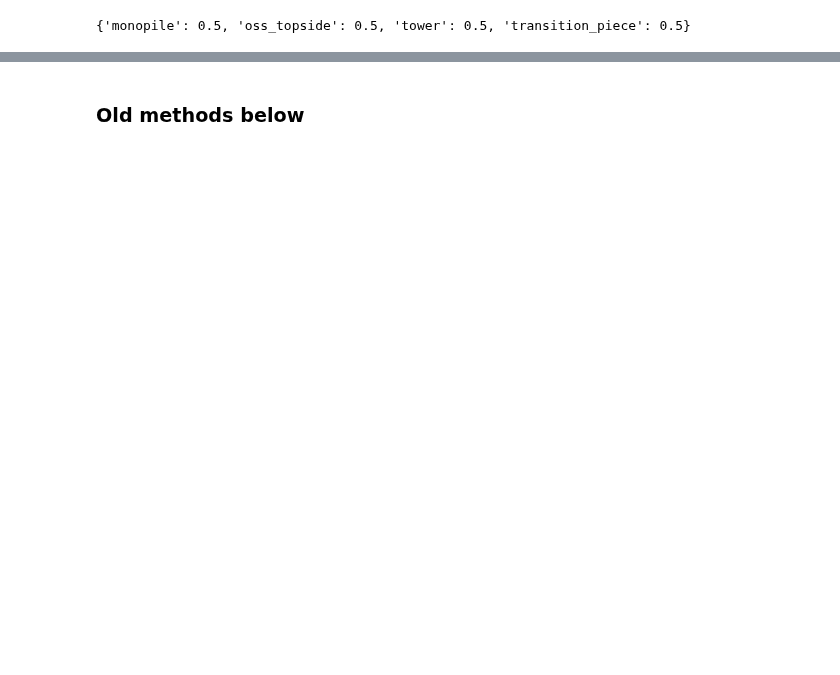
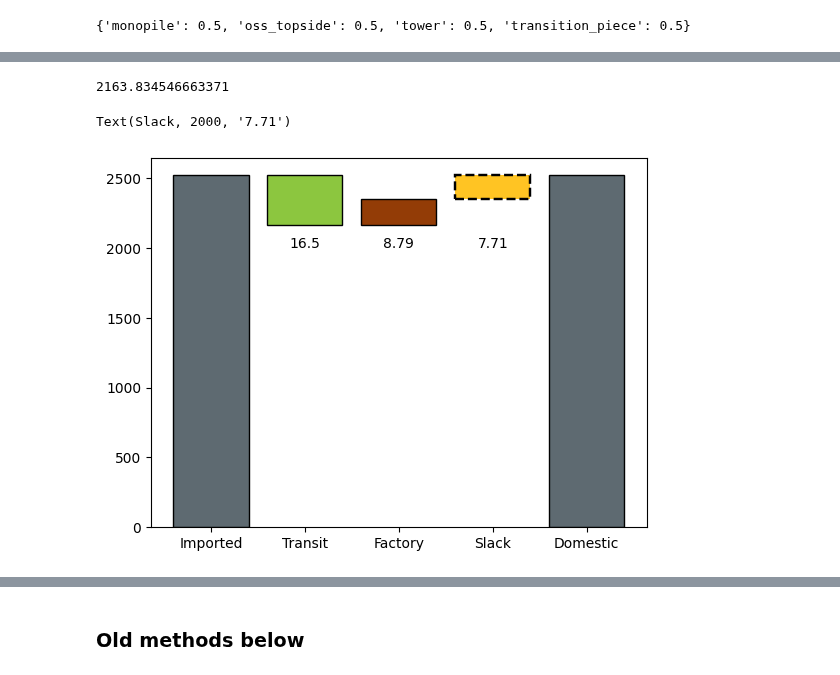
Before and after one commit to WISDEM/ORBIT, a Jupyter notebook: supply_chain.ipynb, the cells around one changed output, grey strips where cells are left out. Saved outputs shown, nothing was run; the diff lists cells and outputs as text; code cells hidden in the pictures; blank space fills up the shorter version.

```diff
--- a/supply_chain.ipynb
+++ b/supply_chain.ipynb
@@ -130,0 +243,31 @@ df_perc.plot()
+# %%
+fig = plt.figure()
+ax = fig.add_subplot()
+
+european = base_capex + total_transit_cost
+
+slack =   total_transit_cost - total_factory_cost
+
+domestic = european
+
+transit_perc = round(100*total_transit_cost / base_capex, 2)
+factory_perc = round(100*total_factory_cost / base_capex, 2)
+slack_perc = round(100*slack / base_capex, 2)
+
+x = ['Imported', 'Transit', 'Factory', 'Slack', 'Domestic']
+y = [european, total_transit_cost, total_factory_cost, slack,  domestic]
+bottom = [0, european-total_transit_cost, european-total_transit_cost, european-total_transit_cost + total_factory_cost, 0]
+color = ['#5E6A71', '#8CC63F', '#933C06', '#FFC423', '#5E6A71']
+h = ax.bar(x,y, bottom=bottom, color=color, edgecolor='k')
+
+h[3].set_linestyle('--')
+h[3].set_linewidth(1.75)
+h[3].set_edgecolor('k')
+
+ax.text(x[1], 2000, transit_perc, horizontalalignment='center',)
+ax.text(x[2], 2000, factory_perc, horizontalalignment='center',)
+ax.text(x[3], 2000, slack_perc, horizontalalignment='center',)
+# %% [output]
+2163.834546663371
+Text(Slack, 2000, '7.71')
+[figure, added]
```
Also changed, not shown: parts of 17 cells of this notebook, 2 other files.
